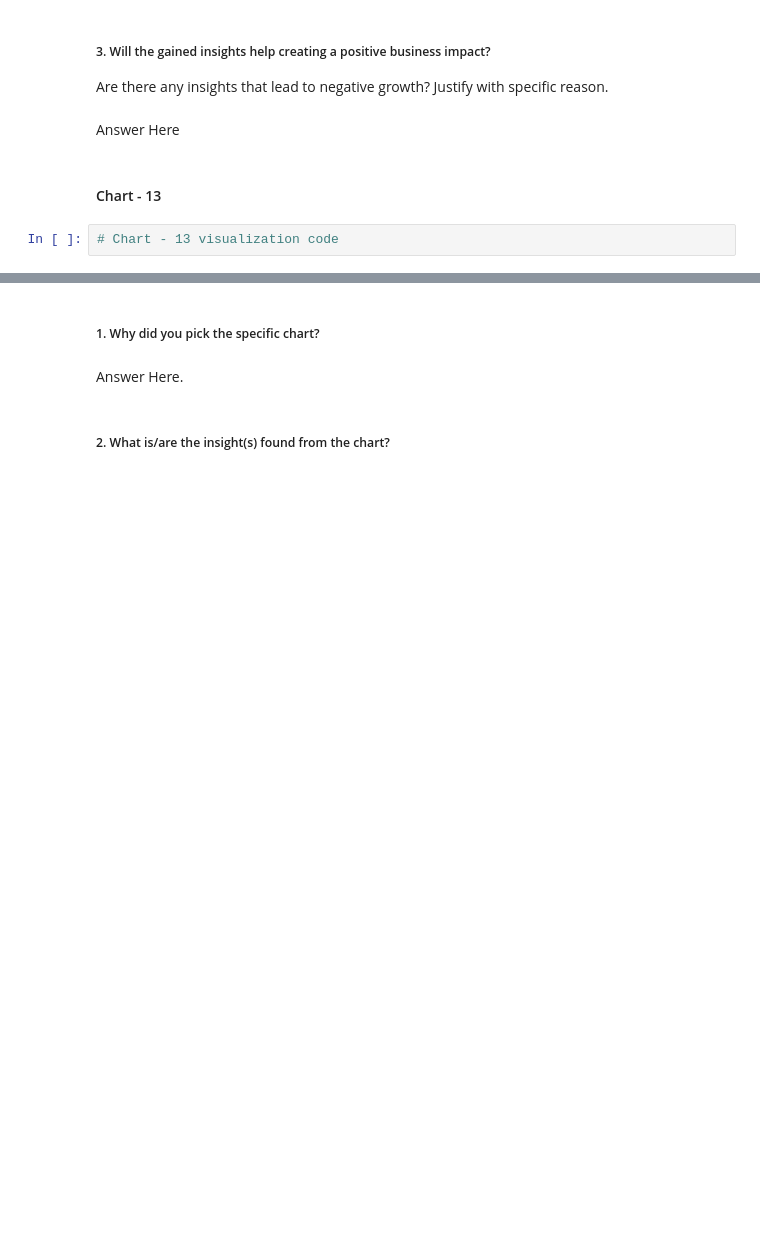
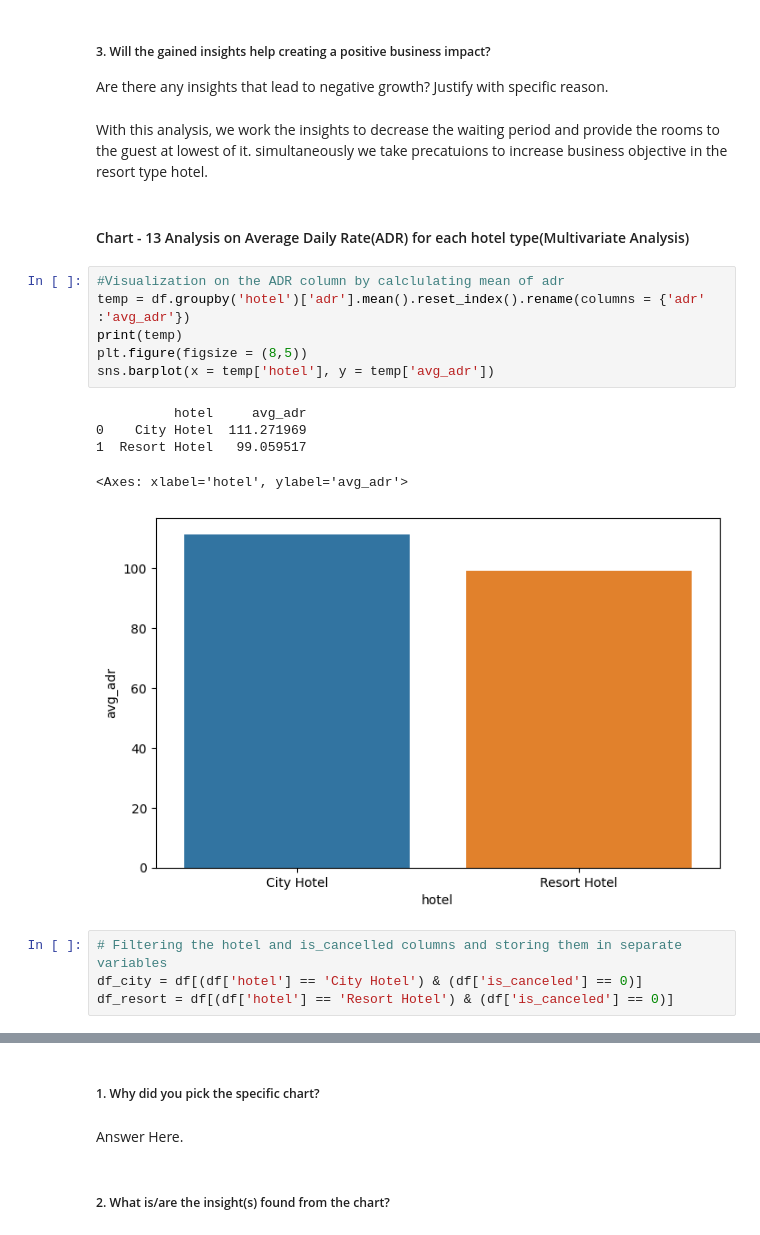
Before and after one commit to Jamal1018/EDA_Hotel_booking_analysis, a Jupyter notebook: EDA_on_Hotel_Booking_Analysis.ipynb, the cells around one changed output, grey strips where cells are left out. Saved outputs shown, nothing was run; the diff lists cells and outputs as text; blank space fills up the shorter version.

```diff
--- a/EDA_on_Hotel_Booking_Analysis.ipynb
+++ b/EDA_on_Hotel_Booking_Analysis.ipynb
@@ -993,9 +995,23 @@ Answer Here
 # %% [markdown]
 ##### 3. Will the gained insights help creating a positive business impact?
 Are there any insights that lead to negative growth? Justify with specific reason.
-# %% [markdown]
-Answer Here
-# %% [markdown]
-#### Chart - 13
-# %%
-# Chart - 13 visualization code
+# %% [markdown]
+With this analysis, we work the insights to decrease the waiting period and provide the rooms to the guest at lowest of it. simultaneously we take precatuions to increase business objective in the resort type hotel.
+# %% [markdown]
+#### Chart - 13 Analysis on Average Daily Rate(ADR) for each hotel type(Multivariate Analysis)
+# %%
+#Visualization on the ADR column by calclulating mean of adr
+temp = df.groupby('hotel')['adr'].mean().reset_index().rename(columns = {'adr' :'avg_adr'})
+print(temp)
+plt.figure(figsize = (8,5))
+sns.barplot(x = temp['hotel'], y = temp['avg_adr'])
+# %% [output]
+          hotel     avg_adr
+0    City Hotel  111.271969
+1  Resort Hotel   99.059517
+<Axes: xlabel='hotel', ylabel='avg_adr'>
+[figure, added]
+# %%
+# Filtering the hotel and is_cancelled columns and storing them in separate variables
+df_city = df[(df['hotel'] == 'City Hotel') & (df['is_canceled'] == 0)]
+df_resort = df[(df['hotel'] == 'Resort Hotel') & (df['is_canceled'] == 0)]
```
Also changed, not shown: parts of 5 cells of this notebook.
